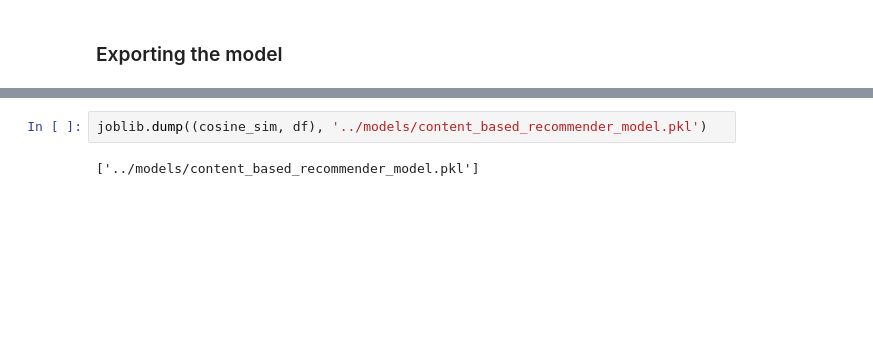
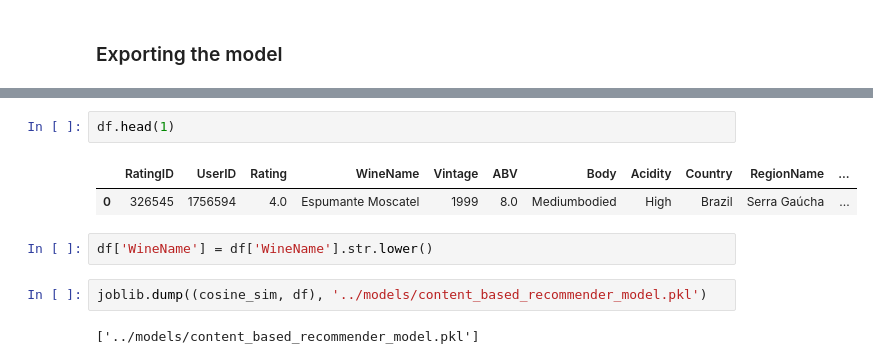
Before and after one commit to Anotherafael/WineRecommendation, a Jupyter notebook: jupyter/content_based_model.ipynb, the cells around one changed output, grey strips where cells are left out. Saved outputs shown, nothing was run; the diff lists cells and outputs as text; blank space fills up the shorter version.

```diff
--- a/jupyter/content_based_model.ipynb
+++ b/jupyter/content_based_model.ipynb
@@ -134,3 +149,10 @@ get_recommendations(name)
+# %%
+df.head(1)
+# %% [output]
+|  | RatingID | UserID | Rating | WineName | Vintage | ABV | Body | Acidity | Country | RegionName | ... |
+| 0 | 326545 | 1756594 | 4.0 | Espumante Moscatel | 1999 | 8.0 | Mediumbodied | High | Brazil | Serra Gaúcha | ... |
+# %%
+df['WineName'] = df['WineName'].str.lower()
 # %%
 joblib.dump((cosine_sim, df), '../models/content_based_recommender_model.pkl')
 # %% [output]
```
Also changed, not shown: parts of 3 cells of this notebook, 8 other files.
